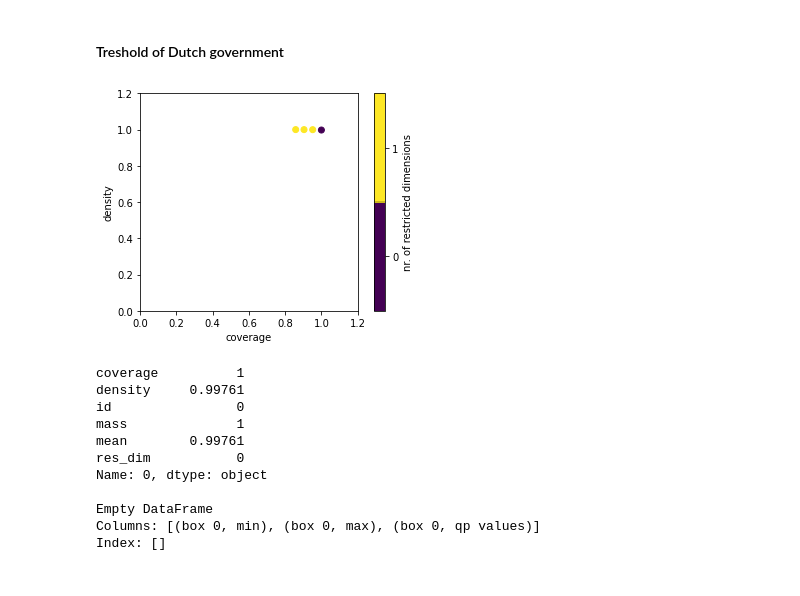
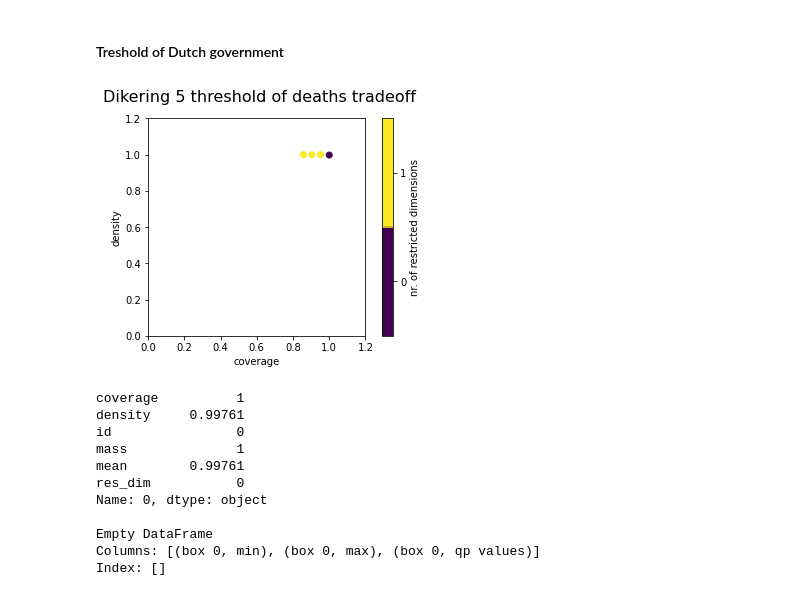
Before and after one commit to ArieTieszoon/ModelBasedDecisionMaking_G18, a Jupyter notebook: Give files/Prim_and_dimensional_stacking_100_policies.ipynb, the cells around one changed output. Cells and saved outputs as stored; diff of their text form; code cells hidden in the pictures.

Commit message:
Figures prim

```diff
--- a/Give files/Prim_and_dimensional_stacking_100_policies.ipynb
+++ b/Give files/Prim_and_dimensional_stacking_100_policies.ipynb
@@ -39,11 +40,13 @@ prim_alg = prim.Prim(experiments,y, threshold=0.8)
 box1 = prim_alg.find_box()
 # %% [markdown]
 #### Treshold of Dutch government
-# %%
-box1.show_tradeoff()
-plt.show()
-# %% [output]
-[figure, removed]
+# %%
+fig = box1.show_tradeoff()
+fig.suptitle('Dikering 5 threshold of deaths tradeoff', fontsize=16)
+plt.savefig('Figures_dewy/dikering5_deaths_tradeoff_random.png')
+plt.show()
+# %% [output]
+[figure, added]
 # %%
 box1.inspect(0)
 # %% [output]
```
Also changed, not shown: parts of 31 cells of this notebook, 27 other files.
